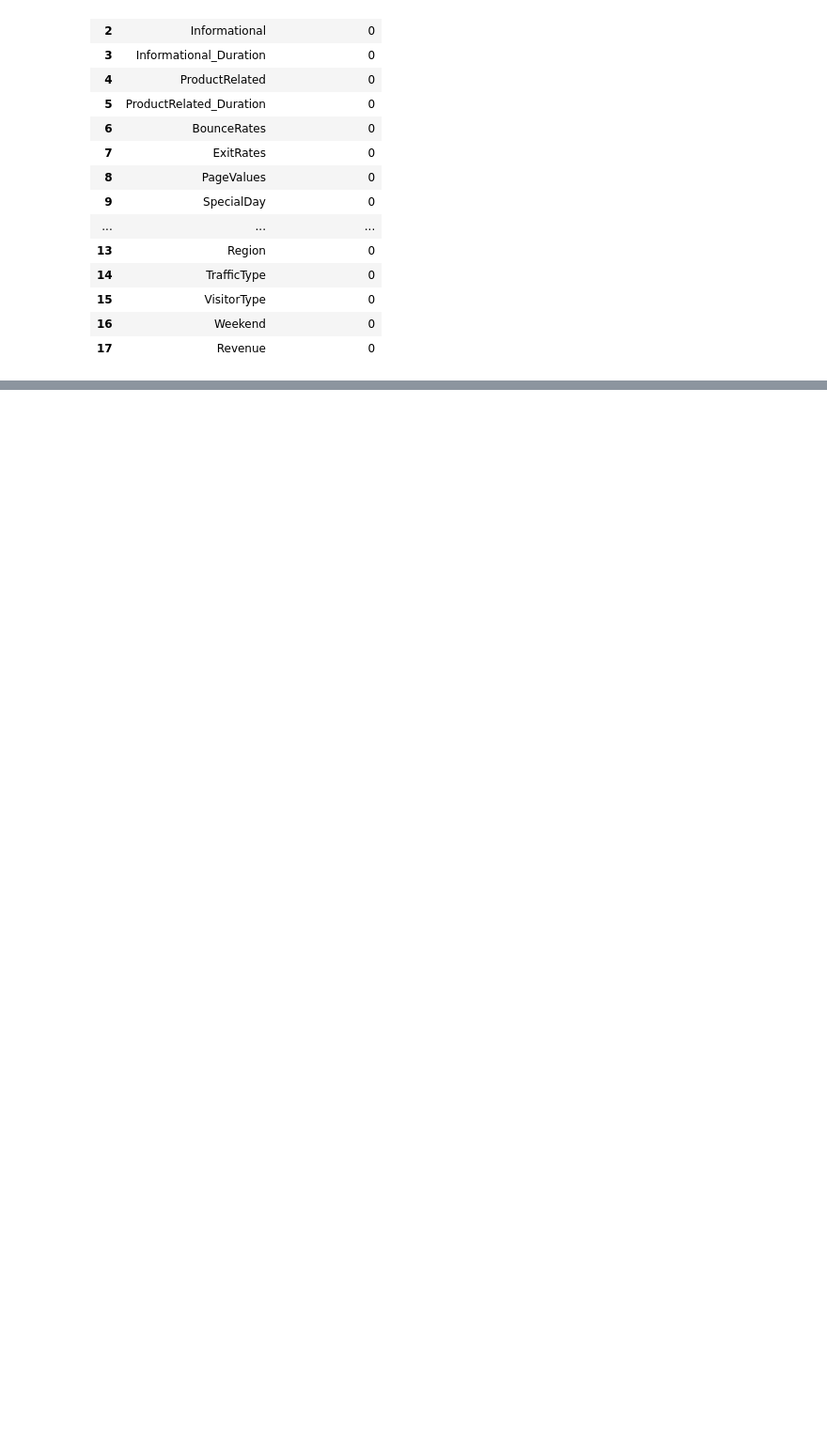
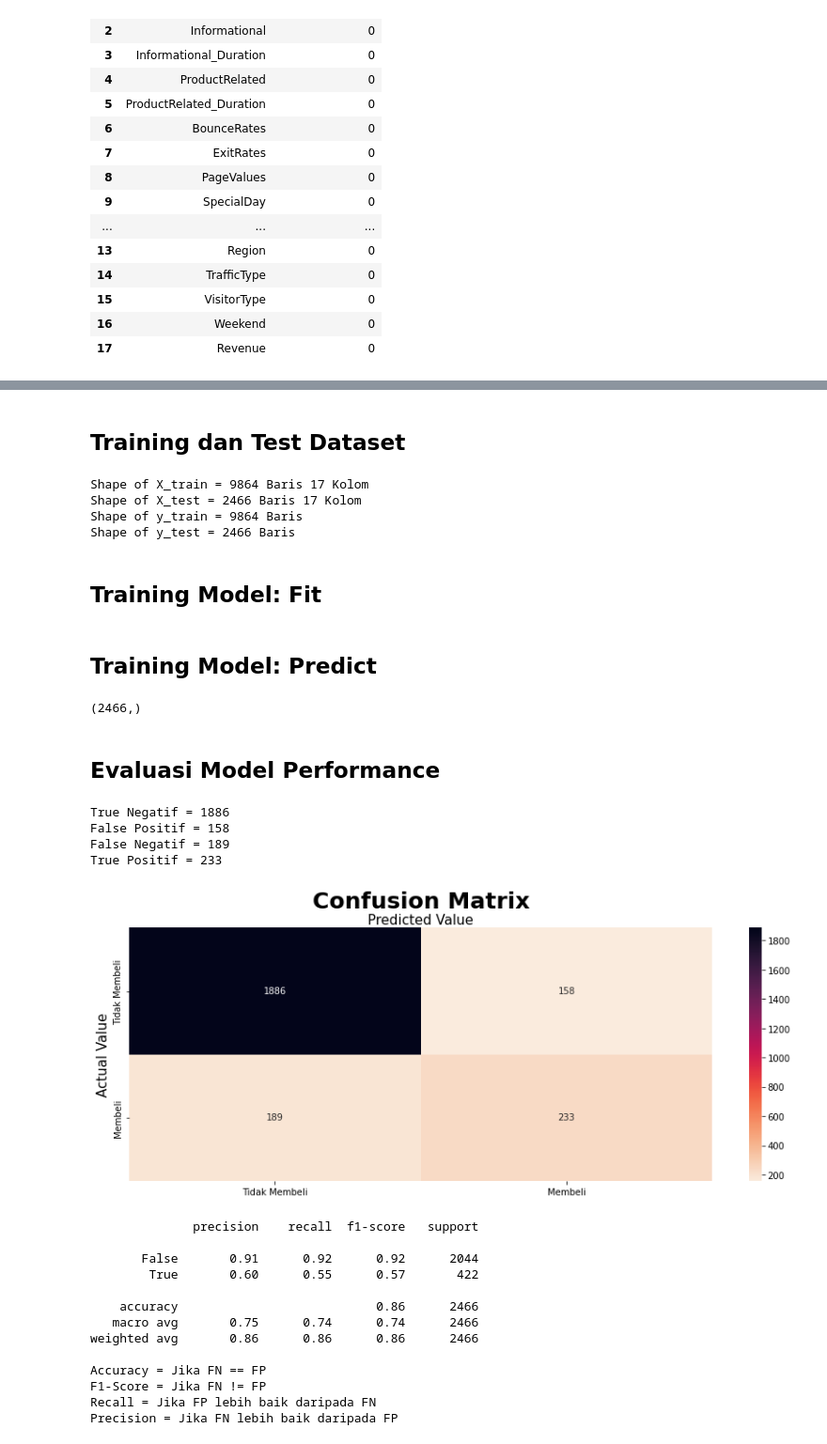
Before and after one commit to UsepSyaikalArifin/Application-File-PT-Bukit-Makmur-Mandiri-Utama-BUMA-, a Jupyter notebook: Kelas Fundamental/Machine Learning With Python for Beginner/Jupyter Notebook/main.ipynb, the cells around one changed output, grey strips where cells are left out. Shown at 94% size. Cells and saved outputs as stored; diff of their text form; code cells hidden in the pictures; blank space fills up the shorter version.

Commit message:
DecisionTreeClassifier

```diff
--- a/Kelas Fundamental/Machine Learning With Python for Beginner/Jupyter Notebook/main.ipynb
+++ b/Kelas Fundamental/Machine Learning With Python for Beginner/Jupyter Notebook/main.ipynb
@@ -269,0 +326,5 @@ display(dataset_clean_with_median)
+# %%
+X = dataset.drop(["Revenue"], axis=1)
+y = dataset["Revenue"]
+print("Shape of X = %d Baris & %d Kolom"%X.shape)
+print("Shape of y = %d Baris"%y.shape)
@@ -269,0 +334,73 @@ display(dataset_clean_with_median)
+# %% [markdown]
+## Training dan Test Dataset
+# %%
+from sklearn.model_selection import train_test_split
+
+X_train, X_test, y_train, y_test = train_test_split(X, y, test_size=0.2, random_state=0)
+
+print("Shape of X_train = %d Baris %d Kolom"%X_train.shape)
+print("Shape of X_test = %d Baris %d Kolom"%X_test.shape)
+print("Shape of y_train = %d Baris"%y_train.shape)
+print("Shape of y_test = %d Baris"%y_test.shape)
+# %% [output]
+Shape of X_train = 9864 Baris 17 Kolom
+Shape of X_test = 2466 Baris 17 Kolom
+Shape of y_train = 9864 Baris
+Shape of y_test = 2466 Baris
+# %% [markdown]
+## Training Model: Fit
+# %%
+from sklearn.tree import DecisionTreeClassifier
+model = DecisionTreeClassifier()
+model = model.fit(X_train, y_train)
+# %% [markdown]
+## Training Model: Predict
+# %%
+y_pred = model.predict(X_test)
+display(y_pred.shape)
+# %% [output]
+(2466,)
+# %% [markdown]
+## Evaluasi Model Performance
+# %%
+from sklearn.metrics import confusion_matrix, classification_report
+
+tn, fp, fn, tp = confusion_matrix(y_test, y_pred).ravel()
+print("True Negatif = {}\nFalse Positif = {}\nFalse Negatif = {}\nTrue Positif = {}".format(tn, fp, fn, tp))
+
+df_cm = pd.DataFrame(confusion_matrix(y_test, y_pred))
+
+fig, axs = plt.subplots(1, 1, figsize=(12, 5))
+color = sns.color_palette("rocket_r", as_cmap=True)
+sns.heatmap(df_cm, annot=True, cmap=color,  fmt="g")
+axs.set_title("Confusion Matrix", fontsize=25, fontweight="bold")
+axs.set_xlabel("Predicted Value", fontsize=15)
+axs.xaxis.set_label_position("top")
+axs.set_xticklabels(["Tidak Membeli","Membeli"])
+axs.set_yticklabels(["Tidak Membeli","Membeli"])
+axs.set_ylabel("Actual Value", fontsize=15)
+plt.tight_layout()
+plt.show()
+
+cr = classification_report(y_test, y_pred)
+print(cr)
+print("Accuracy = Jika FN == FP\nF1-Score = Jika FN != FP\nRecall = Jika FP lebih baik daripada FN\nPrecision = Jika FN lebih baik daripada FP")
+# %% [output]
+True Negatif = 1886
+False Positif = 158
+False Negatif = 189
+True Positif = 233
+[figure, added]
+              precision    recall  f1-score   support
+
+       False       0.91      0.92      0.92      2044
+        True       0.60      0.55      0.57       422
+
+    accuracy                           0.86      2466
+   macro avg       0.75      0.74      0.74      2466
+weighted avg       0.86      0.86      0.86      2466
+
+Accuracy = Jika FN == FP
+F1-Score = Jika FN != FP
+Recall = Jika FP lebih baik daripada FN
+Precision = Jika FN lebih baik daripada FP
```
Also changed, not shown: parts of 4 cells of this notebook.
